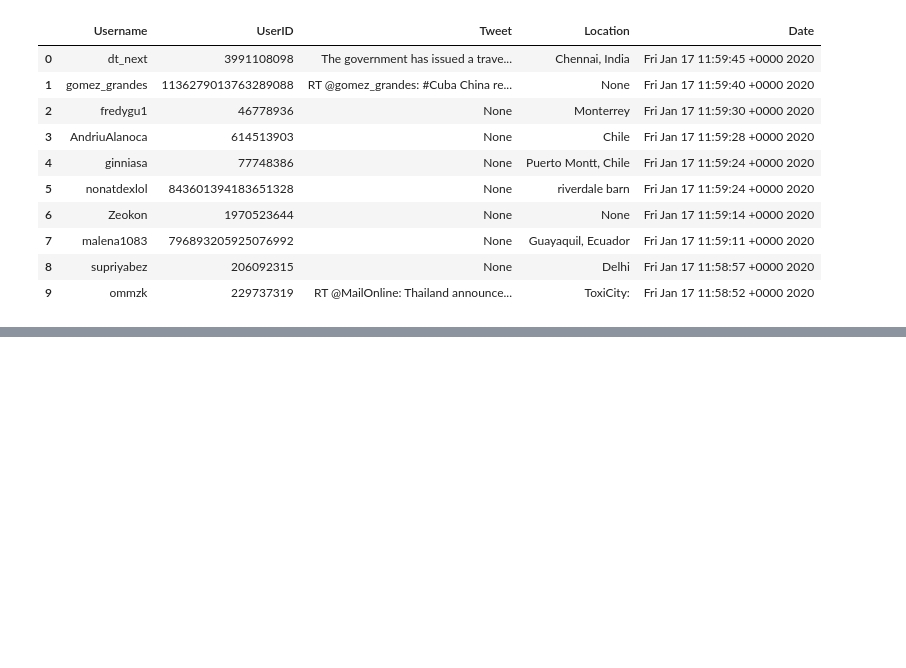
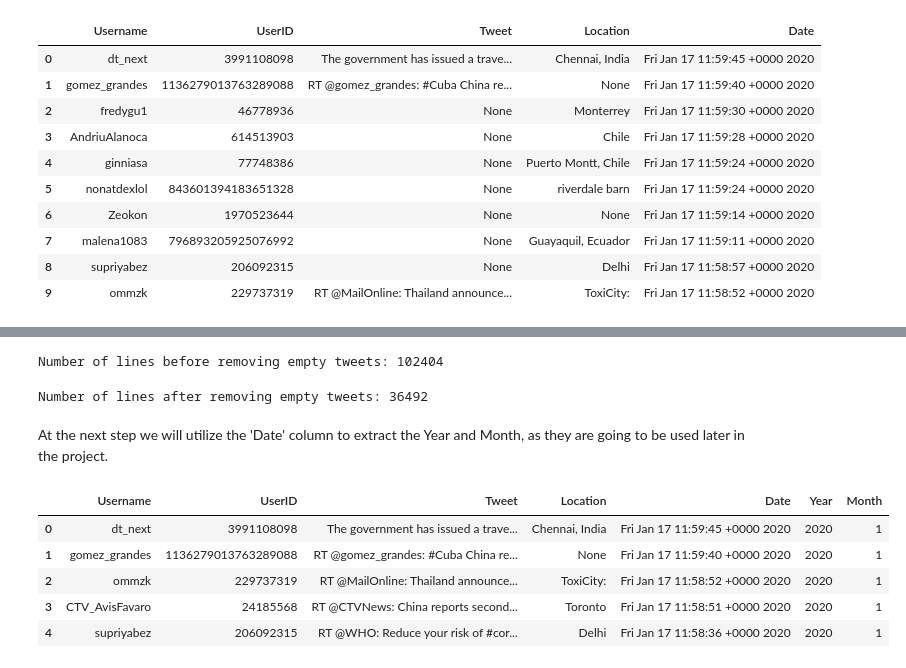
Before and after one commit to gpsyrou/Twitter_Sentiment_Analysis, a Jupyter notebook: jupyter_notebooks/Data_and_Sentiment_Analysis_Covid19_Tweets.ipynb, the cells around one changed output, grey strips where cells are left out. Cells and saved outputs as stored; diff of their text form; code cells hidden in the pictures; blank space fills up the shorter version.

```diff
--- a/jupyter_notebooks/Data_and_Sentiment_Analysis_Covid19_Tweets.ipynb
+++ b/jupyter_notebooks/Data_and_Sentiment_Analysis_Covid19_Tweets.ipynb
@@ -239,0 +262,25 @@ tweets_df.head(10)
+# %%
+print(f'Number of lines before removing empty tweets: {tweets_df.shape[0]}')
+# %% [output]
+Number of lines before removing empty tweets: 102404
+# %%
+tweets_df = tweets_df[tweets_df['Tweet'].notnull()].reset_index()
+tweets_df.drop(columns=['index'], inplace=True)
+
+print(f'Number of lines after removing empty tweets: {tweets_df.shape[0]}')
+# %% [output]
+Number of lines after removing empty tweets: 36492
+# %% [markdown]
+At the next step we will utilize the 'Date' column to extract the Year and Month, as they are going to be used later in the project.
+# %%
+tweets_df['Year'] = pd.DatetimeIndex(tweets_df['Date']).year
+tweets_df['Month'] = pd.DatetimeIndex(tweets_df['Date']).month
+
+tweets_df.head(5)
+# %% [output]
+|  | Username | UserID | Tweet | Location | Date | Year | Month |
+| 0 | dt_next | 3991108098 | The government has issued a trave... | Chennai, India | Fri Jan 17 11:59:45 +0000 2020 | 2020 | 1 |
+| 1 | gomez_grandes | 1136279013763289088 | RT @gomez_grandes: #Cuba China re... | None | Fri Jan 17 11:59:40 +0000 2020 | 2020 | 1 |
+| 2 | ommzk | 229737319 | RT @MailOnline: Thailand announce... | ToxiCity: | Fri Jan 17 11:58:52 +0000 2020 | 2020 | 1 |
+| 3 | CTV_AvisFavaro | 24185568 | RT @CTVNews: China reports second... | Toronto | Fri Jan 17 11:58:51 +0000 2020 | 2020 | 1 |
+| 4 | supriyabez | 206092315 | RT @WHO: Reduce your risk of #cor... | Delhi | Fri Jan 17 11:58:36 +0000 2020 | 2020 | 1 |
```
Also changed, not shown: parts of 2 cells of this notebook.
